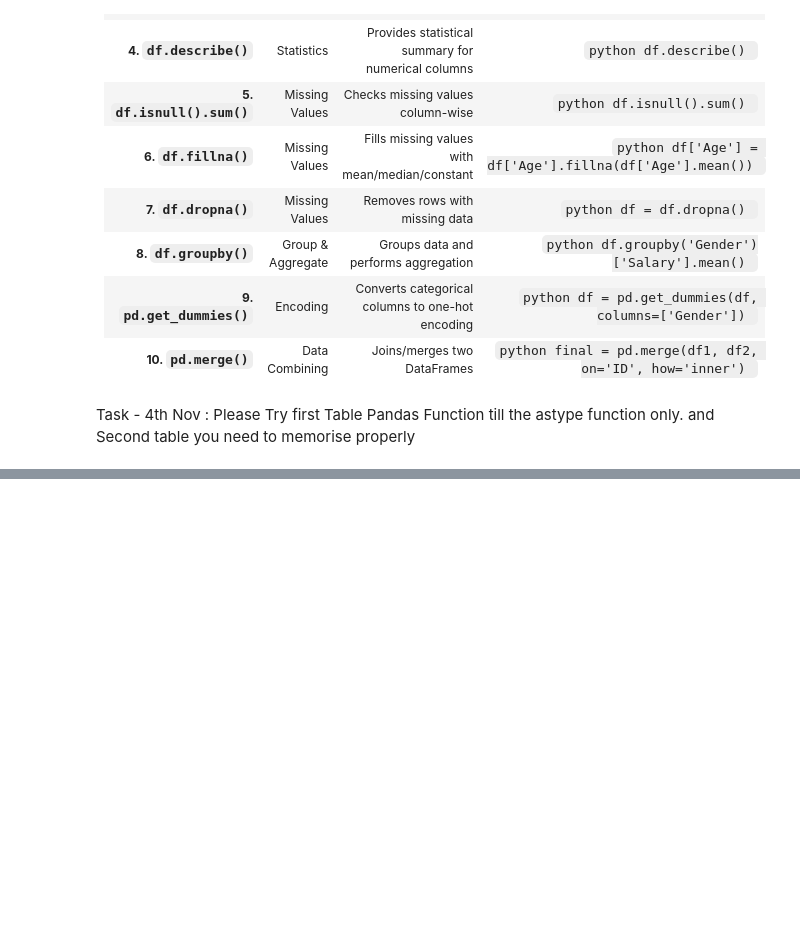
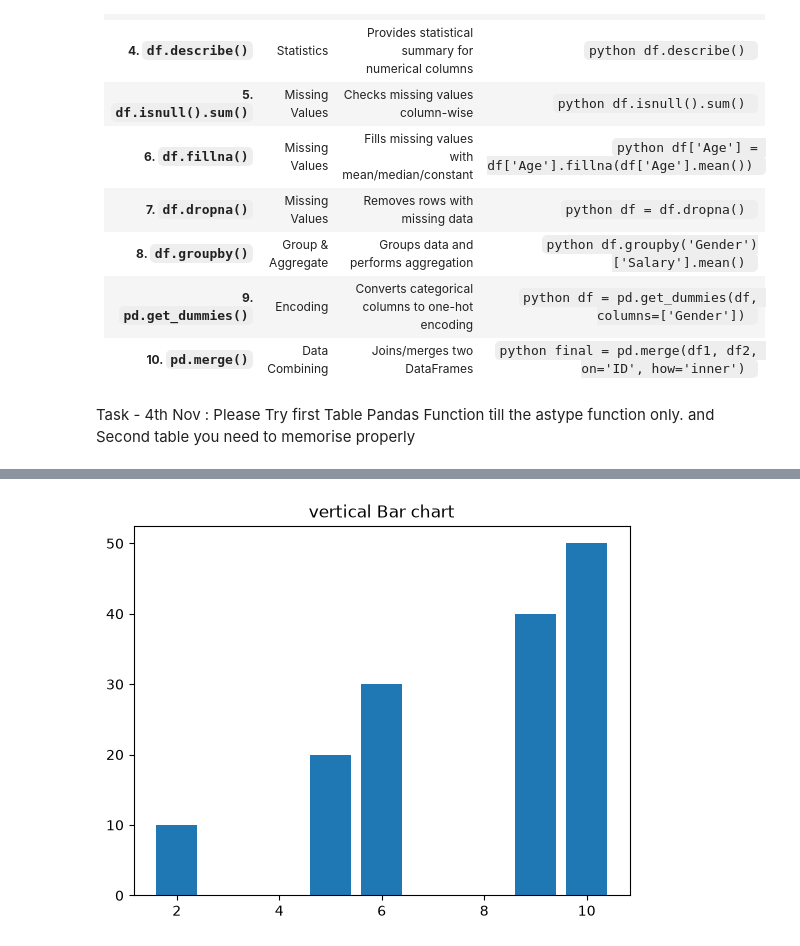
Before and after one commit to gopalR07122506/AIML_Oct26, a Jupyter notebook: python.ipynb, the cells around one changed output, grey strips where cells are left out. Saved outputs shown, nothing was run; the diff lists cells and outputs as text; code cells hidden in the pictures; blank space fills up the shorter version.

```diff
--- a/python.ipynb
+++ b/python.ipynb
@@ -1238,0 +1415,6 @@ and Second table you need to memorise properly
+# %%
+plt.bar(x,y)
+plt.title("vertical Bar chart")
+plt.show()
+# %% [output]
+[figure, added]
```
Also changed, not shown: parts of 41 cells of this notebook, 3 other files.
